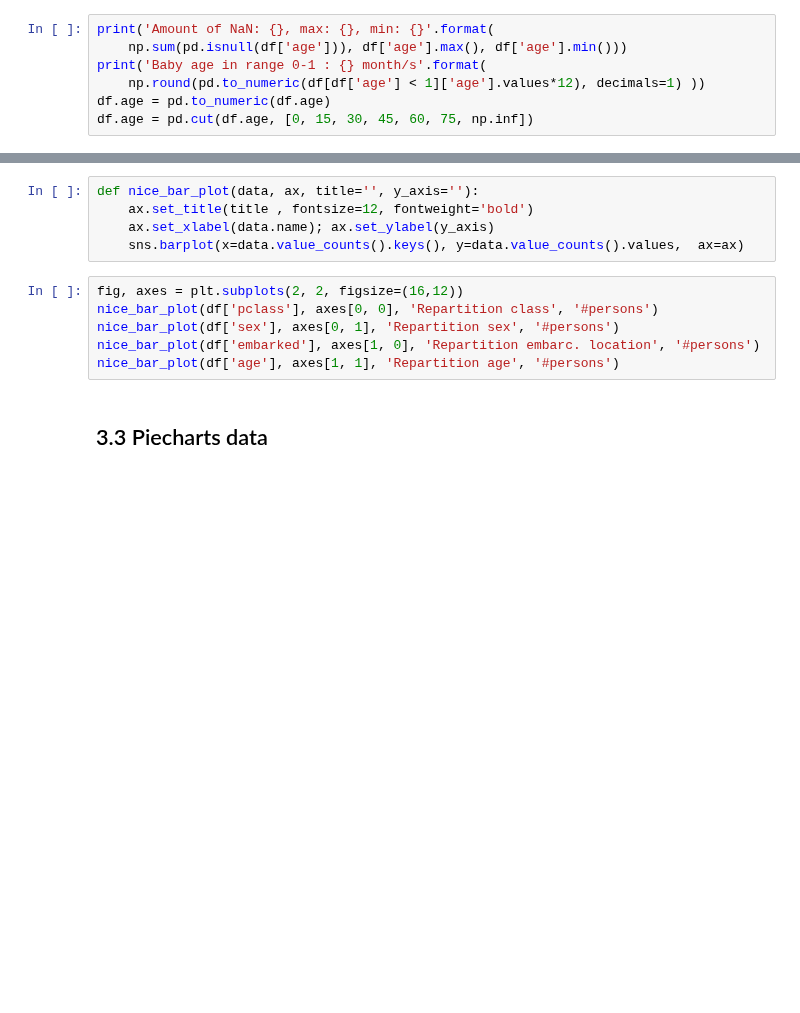
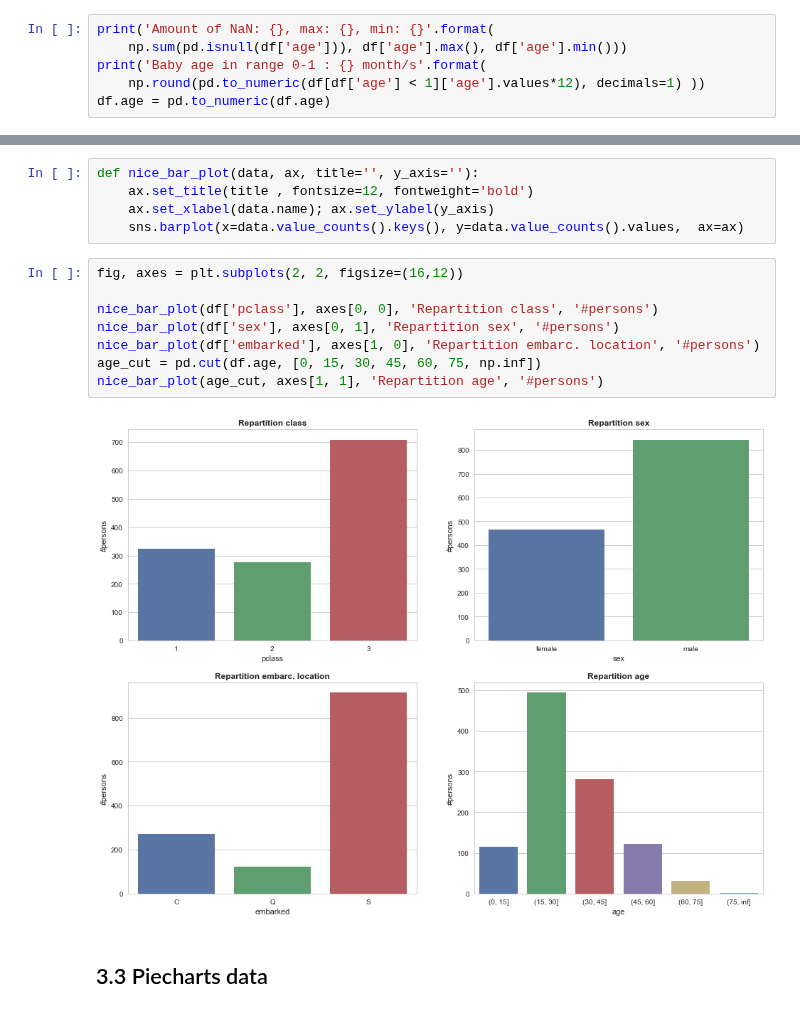
Before and after one commit to AdaTeamElec/ADA2017-Homeworks, a Jupyter notebook: 01 - Pandas and Data Wrangling/Homework 1.ipynb, the cells around one changed output, grey strips where cells are left out. Cells and saved outputs as stored; diff of their text form; blank space fills up the shorter version.

Commit message:
part 3 update, part plot/hist/piecharts

```diff
--- a/01 - Pandas and Data Wrangling/Homework 1.ipynb
+++ b/01 - Pandas and Data Wrangling/Homework 1.ipynb
@@ -313,4 +328,3 @@ print('Amount of NaN: {}, max: {}, min: {}'.format(
 print('Baby age in range 0-1 : {} month/s'.format(
     np.round(pd.to_numeric(df[df['age'] < 1]['age'].values*12), decimals=1) ))
 df.age = pd.to_numeric(df.age)
-df.age = pd.cut(df.age, [0, 15, 30, 45, 60, 75, np.inf])
@@ -340,10 +363,14 @@ def nice_bar_plot(data, ax, title='', y_axis=''):
     sns.barplot(x=data.value_counts().keys(), y=data.value_counts().values,  ax=ax)
 # %%
 fig, axes = plt.subplots(2, 2, figsize=(16,12))
+
 nice_bar_plot(df['pclass'], axes[0, 0], 'Repartition class', '#persons')
 nice_bar_plot(df['sex'], axes[0, 1], 'Repartition sex', '#persons')
 nice_bar_plot(df['embarked'], axes[1, 0], 'Repartition embarc. location', '#persons')
-nice_bar_plot(df['age'], axes[1, 1], 'Repartition age', '#persons')
+age_cut = pd.cut(df.age, [0, 15, 30, 45, 60, 75, np.inf])
+nice_bar_plot(age_cut, axes[1, 1], 'Repartition age', '#persons')
+# %% [output]
+[figure, added]
 # %% [markdown]
 ## 3.3 Piecharts data
 # %%
```
Also changed, not shown: parts of 7 cells of this notebook.
